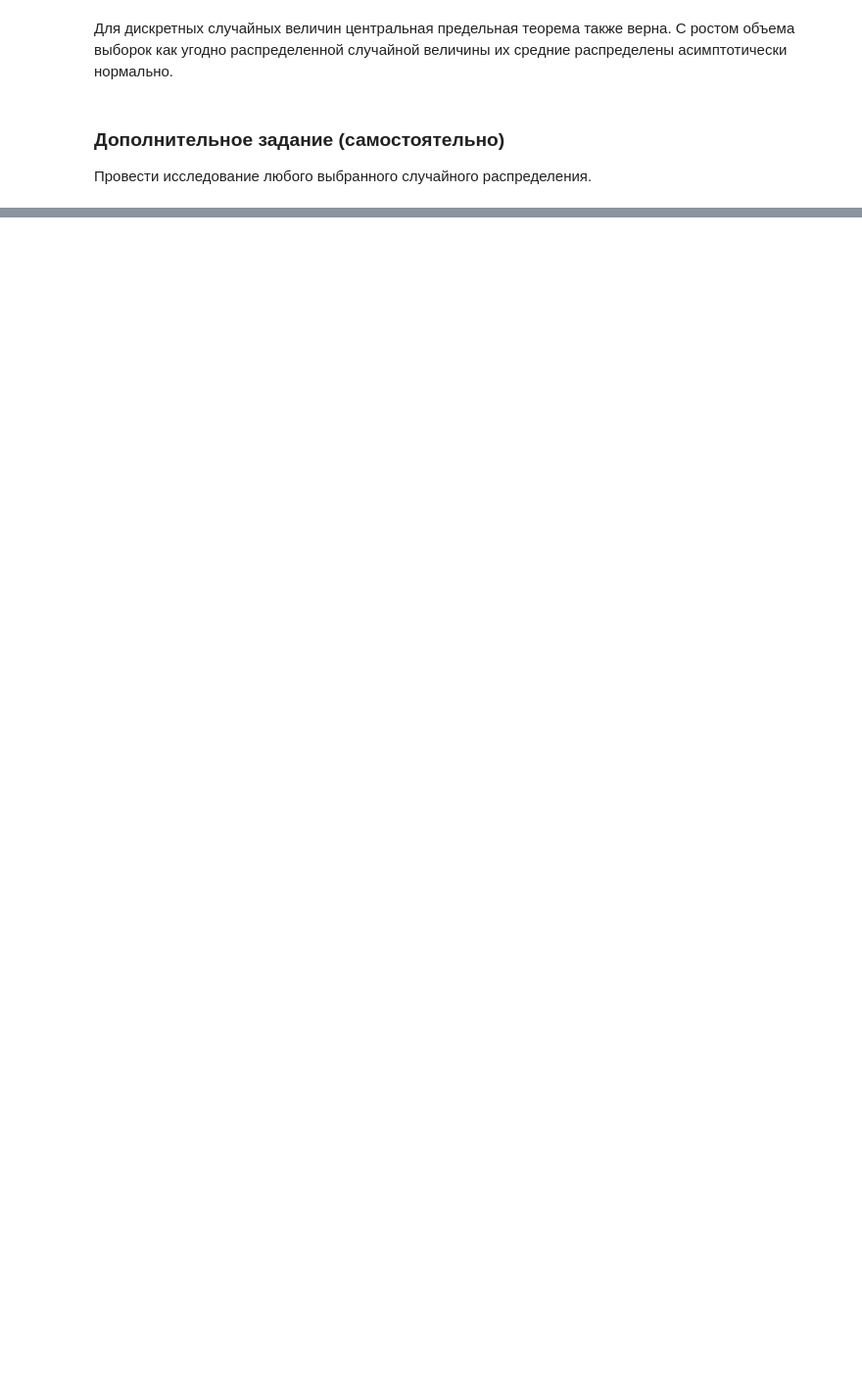
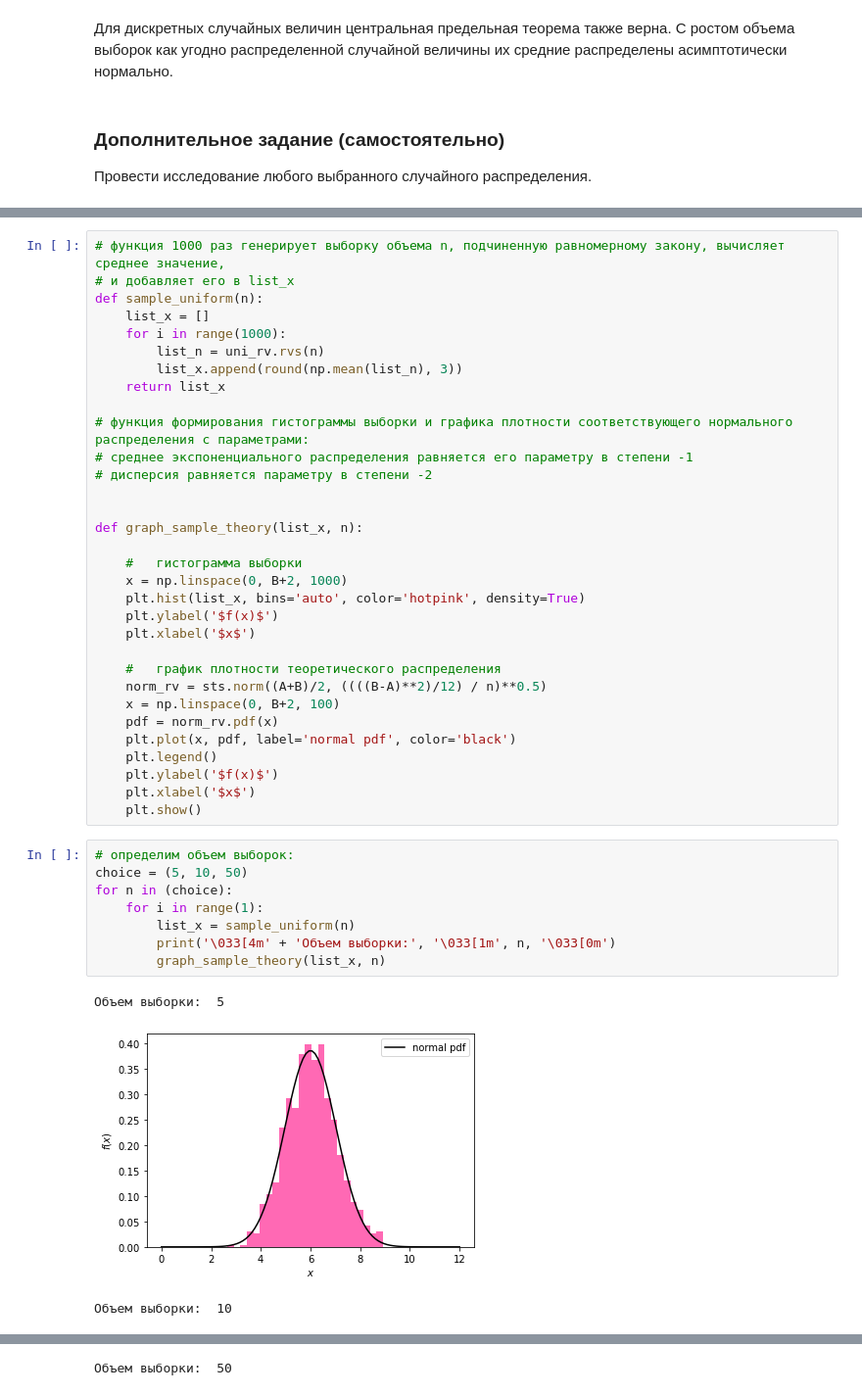
Before and after one commit to LezhninaYu/Polytech_tasks, a Jupyter notebook: ЛР№2 центральная предельная теорема.ipynb, the cells around one changed output, grey strips where cells are left out. Shown: that part at 98% size. Cells and saved outputs as stored; diff of their text form; blank space fills up the shorter version.

```diff
--- a/ЛР№2 центральная предельная теорема.ipynb
+++ b/ЛР№2 центральная предельная теорема.ipynb
@@ -191,0 +195,44 @@ for n in (choice):
+# %%
+# функция 1000 раз генерирует выборку объема n, подчиненную равномерному закону, вычисляет среднее значение,
+# и добавляет его в list_x
+def sample_uniform(n):
+    list_x = []
+    for i in range(1000):
+        list_n = uni_rv.rvs(n)
+        list_x.append(round(np.mean(list_n), 3))
+    return list_x
+
+# функция формирования гистограммы выборки и графика плотности соответствующего нормального распределения с параметрами:
+# среднее экспоненциального распределения равняется его параметру в степени -1
+# дисперсия равняется параметру в степени -2
+
+
+def graph_sample_theory(list_x, n):
+
+    #   гистограмма выборки
+    x = np.linspace(0, B+2, 1000)
+    plt.hist(list_x, bins='auto', color='hotpink', density=True)
+    plt.ylabel('$f(x)$')
+    plt.xlabel('$x$')
+
+    #   график плотности теоретического распределения
+    norm_rv = sts.norm((A+B)/2, ((((B-A)**2)/12) / n)**0.5)
+    x = np.linspace(0, B+2, 100)
+    pdf = norm_rv.pdf(x)
+    plt.plot(x, pdf, label='normal pdf', color='black')
+    plt.legend()
+    plt.ylabel('$f(x)$')
+    plt.xlabel('$x$')
+    plt.show()
+# %%
+# определим объем выборок:
+choice = (5, 10, 50)
+for n in (choice):
+    for i in range(1):
+        list_x = sample_uniform(n)
+        print('\033[4m' + 'Объем выборки:', '\033[1m', n, '\033[0m')
+        graph_sample_theory(list_x, n)
+# %% [output]
+Объем выборки:  5
+[figure, added]
+Объем выборки:  10
@@ -191,0 +240 @@ for n in (choice):
+Объем выборки:  50
```
Also changed, not shown: parts of 14 cells of this notebook, 2 other files.
